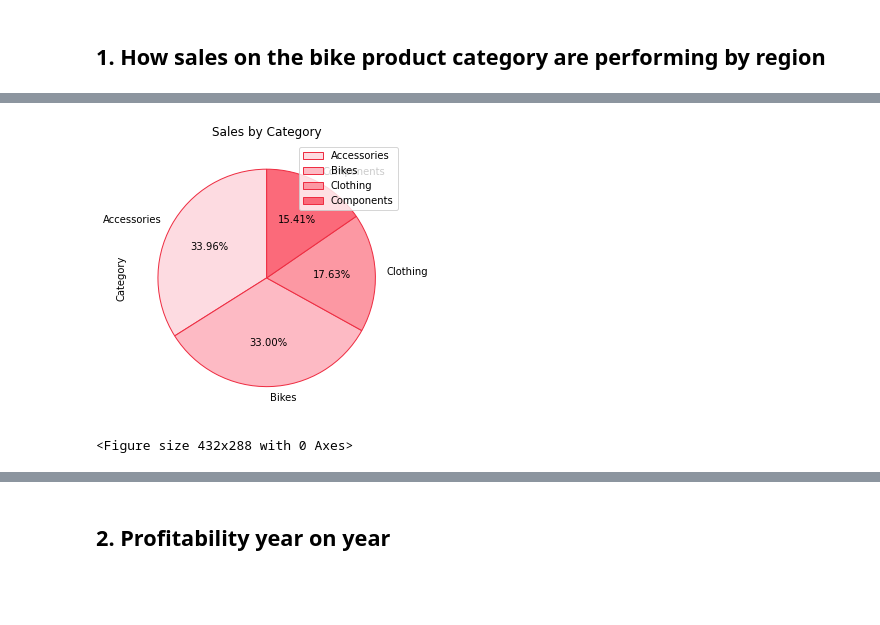
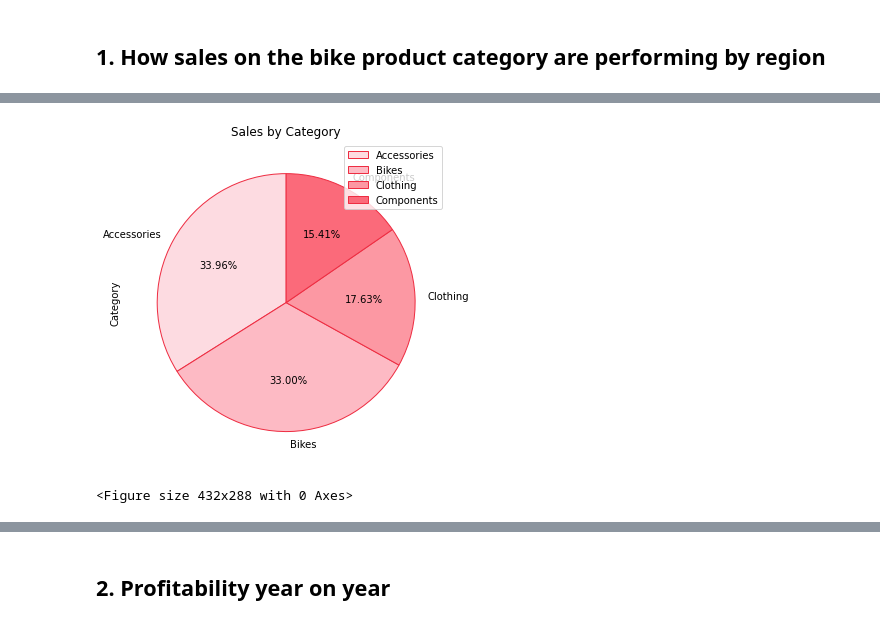
Before and after one commit to gw-sc/Sales-Analysis, a Jupyter notebook: Project.ipynb, the cells around one changed output, grey strips where cells are left out. Drawn from its saved outputs; the diff is of its cells as text; code cells hidden in the pictures; blank space fills up the shorter version.

```diff
--- a/Project.ipynb
+++ b/Project.ipynb
@@ -97,19 +156,20 @@ plt.savefig("./Images/Sales_by_Region.png")
 # %%
 category_sales = df["Category"].value_counts()
 colors = ["#FDDBE1", "#FDBAC4", "#FC98A3", "#FB6A7A"]
 
 category_sales.plot(
     kind = "pie",
     colors = colors,
     autopct = "%.2f%%",
     figsize = (10, 5),
     title = "Sales by Category",
     legend = "upper right",
     startangle = 90,
     wedgeprops = {"edgecolor": "#EE2D42"}
 )
+plt.tight_layout()
 plt.show()
 plt.savefig("./Images/Sales_by_Category.png")
 # %% [output]
-[figure, old version]
+[figure, new version]
 <Figure size 432x288 with 0 Axes>
```
Also changed, not shown: parts of 12 cells of this notebook, 4 other files.
